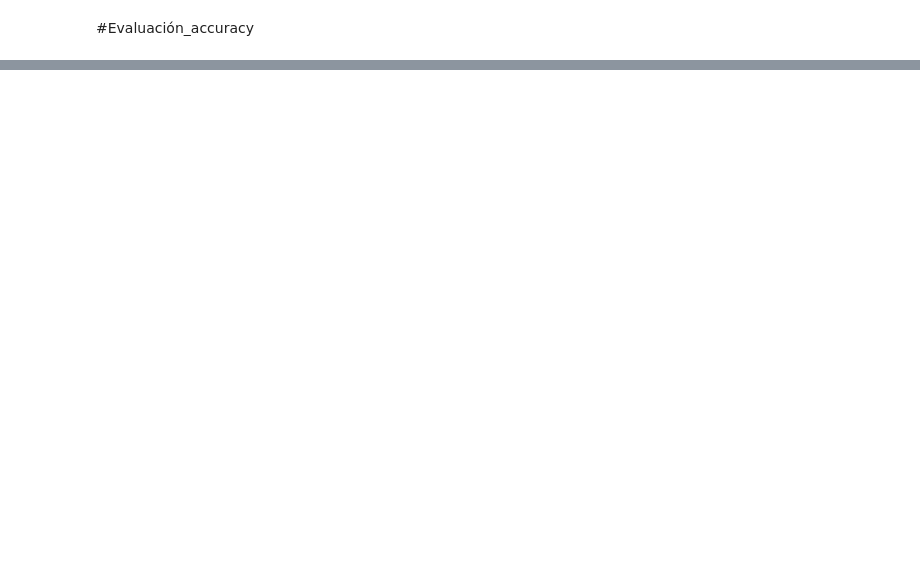
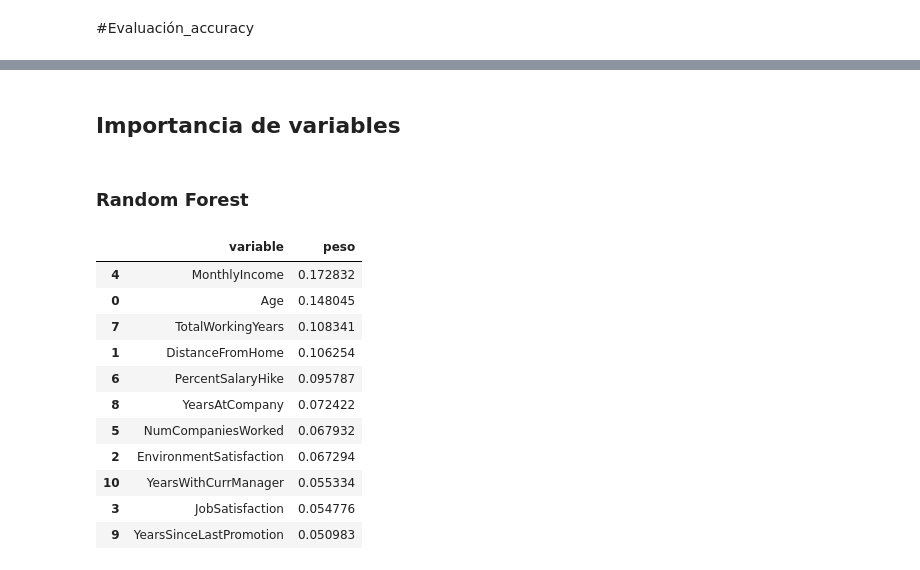
Before and after one commit to osiris-contreras/Anal-tica-en-Recursos-Humanos, a Jupyter notebook: modelos.ipynb, the cells around one changed output, grey strips where cells are left out. Saved outputs shown, nothing was run; the diff lists cells and outputs as text; code cells hidden in the pictures; blank space fills up the shorter version.

```diff
--- a/modelos.ipynb
+++ b/modelos.ipynb
@@ -330,0 +398,15 @@ dtype: float64
+# %%
+param_grid = [{'n_estimators': [3, 500, 100], 'max_features': [5,20],
+               'min_samples_split': [100, 20, 5]}]
+
+tun_rf=RandomizedSearchCV(m_rf,param_distributions=param_grid,n_iter=10,scoring="accuracy")
+tun_rf.fit(X2,y)
+
+
+pd.set_option('display.max_colwidth', 100)
+resultados=tun_rf.cv_results_
+tun_rf.best_params_
+pd_resultados=pd.DataFrame(resultados)
+pd_resultados[["params","mean_test_score"]].sort_values(by="mean_test_score", ascending=False)
+display(pd_resultados[["params", "mean_test_score"]])
+rf_final=tun_rf.best_estimator_
@@ -330,0 +427,21 @@ dtype: float64
+# %%
+joblib.dump(rf_final, "salidas\\rf_final.joblib")
+joblib.dump(m_lreg, "salidas\\m_lreg.joblib")
+joblib.dump(rtree_final, "salidas\\rtree_final.joblib")
+joblib.dump(list_dummies, "salidas\\list_dummies.joblib")  ### Las variables que se convierten a dummies
+joblib.dump(var_names, "salidas\\var_names.joblib")  ### las variables con que se entrena modelo
+joblib.dump(scaler, "salidas\\scaler.joblib")
+
+
+### funcion para cargar objeto guardado ###
+rf_final = joblib.load("salidas\\rf_final.joblib")
+rtree_final = joblib.load("salidas\\rtree_final.joblib")
+from sklearn.model_selection import cross_validate
+from sklearn.metrics import mean_squared_error
+
+list_dummies=joblib.load("salidas\\list_dummies.joblib")
+var_names=joblib.load("salidas\\var_names.joblib")
+scaler=joblib.load("salidas\\scaler.joblib")
+
+print(hasattr(rf_final, 'fit'))  # Si es True, rf_final tiene un método fit
+print(hasattr(rtree_final, 'fit'))  # Si es True, rtree_final tiene un método fit
@@ -330,0 +506,25 @@ dtype: float64
+# %% [markdown]
+## **Importancia de variables**
+# %% [markdown]
+### Random Forest
+# %%
+pd.set_option('display.max_rows', 100)
+importancia1=pd.DataFrame(rf_final.feature_names_in_)
+importancia2=pd.DataFrame(rf_final.feature_importances_)
+importancia=pd.concat([importancia1,importancia2],axis=1)
+importancia.columns=["variable","peso"]
+importancia.sort_values('peso')
+importancia.sort_values(by=["peso"], ascending=False)
+# %% [output]
+|  | variable | peso |
+| 4 | MonthlyIncome | 0.172832 |
+| 0 | Age | 0.148045 |
+| 7 | TotalWorkingYears | 0.108341 |
+| 1 | DistanceFromHome | 0.106254 |
+| 6 | PercentSalaryHike | 0.095787 |
+| 8 | YearsAtCompany | 0.072422 |
+| 5 | NumCompaniesWorked | 0.067932 |
+| 2 | EnvironmentSatisfaction | 0.067294 |
+| 10 | YearsWithCurrManager | 0.055334 |
+| 3 | JobSatisfaction | 0.054776 |
+| 9 | YearsSinceLastPromotion | 0.050983 |
```
Also changed, not shown: parts of 29 cells of this notebook, 6 other files.
